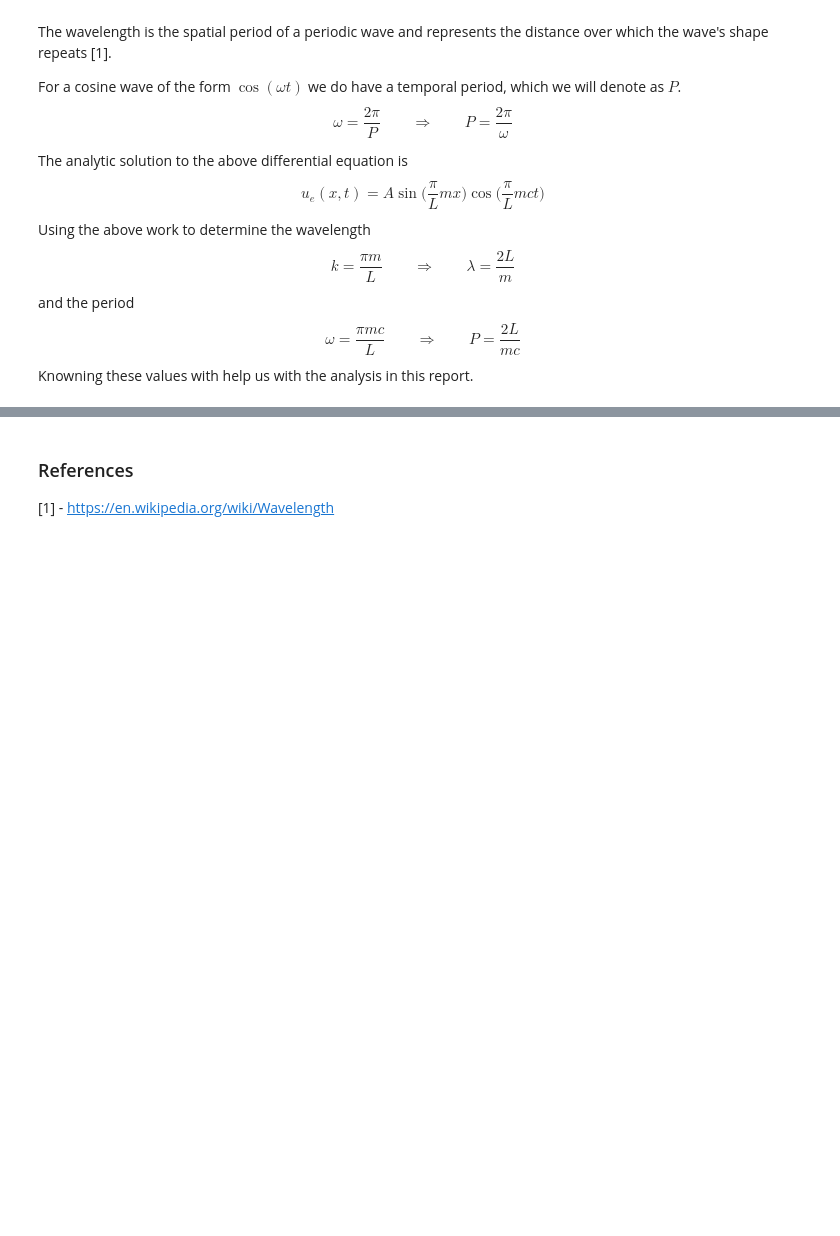
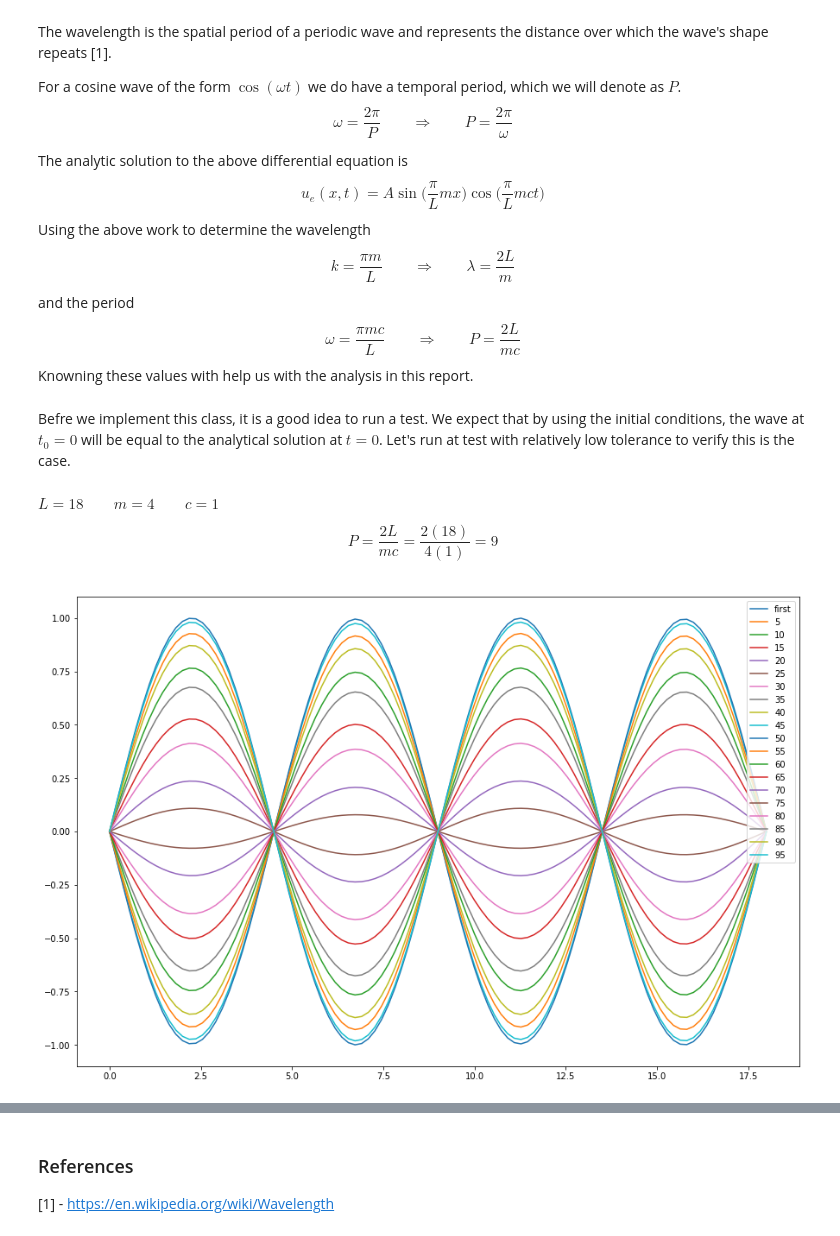
Before and after one commit to kennethsharman/PHYS_481, a Jupyter notebook: Assignments/Assignment_5.ipynb, the cells around one changed output, grey strips where cells are left out. Cells and saved outputs as stored; diff of their text form; code cells hidden in the pictures; blank space fills up the shorter version.

```diff
--- a/Assignments/Assignment_5.ipynb
+++ b/Assignments/Assignment_5.ipynb
@@ -64,29 +64,42 @@ Knowning these values with help us with the analysis in this report.
 class OneDWave:
     def __init__(self, L, T, A, m, c):
         self.L, self.T = L, T
-        self.x = np.linspace(0, L, 100)
-        self.t = np.linspace(0, T, 100)
+        self.x, self.t = np.linspace(0, L, 100), np.linspace(0, T, 100)
         self.Nx, self.Nt = len(self.x)-1, len(self.t)-1
         self.dx, self.dt = self.x[1]-self.x[0], self.t[1]-self.t[0]
-        self.A, self.m, self.C2 = A, m, (c*self.dt/self.dx)**2
-
+        self.A, self.m, self.c, self.C2 = A, m, c, (c*self.dt/self.dx)**2
         self.__init__generations()
 
     def initial_cond(self, x):
         return self.A * np.sin((np.pi/self.L)*self.m*x)
 
+    def calc_analytic_soln(self, time=0):
+        self.analytic = self.A*np.sin((np.pi/self.L)*self.m*self.x) \
+            *np.cos((np.pi/self.L)*self.m*self.c*time)
+
     def __init__generations(self):
         self.u, self.u_n, self.u_nm1 = np.zeros(len(self.x)), np.zeros(len(self.x)), np.zeros(len(self.x))
-        #self.u_n = np.array([self.initial_cond(i) for i in self.x])
         self.u_n = self.initial_cond(self.x[:])
-        self.u[1:-1] = self.u_n[1:-1] - 0.5*self.C2*(self.u_n[2:]-2*self.u_n[1:-1]+self.u_n[:-2])
+        self.u[1:-1] = self.u_n[1:-1] + 0.5*self.C2*(self.u_n[2:]-2*self.u_n[1:-1]+self.u_n[:-2])
+        self.u_nm1[:], self.u_n[:] = self.u_n, self.u
+        self.calc_analytic_soln(time=0)
+
+    def update_u(self):
+        # Update all inner mesh points at time t[n+1]
+        self.u[1:-1] = -self.u_nm1[1:-1] + 2*self.u_n[1:-1] \
+        + self.C2*(self.u_n[2:]-2*self.u_n[1:-1]+self.u_n[:-2])
         self.u_nm1[:], self.u_n[:] = self.u_n, self.u
 
-    def step(self):
-        # Update all inner mesh points at time t[n+1]
-        self.u[1:-1] = -self.u_nm1[1:-1] + 2*self.u_n[1:-1] - self.C2*(self.u_n[2:]-2*self.u_n[1:-1]+self.u_n[:-2])
-        self.u_nm1[:], self.u_n[:] = self.u_n, self.u
-
-    def iterate_step(self):
-        for n in range(1, self.Nt):
-            self.step()
+    def step(self, plot=False):
+        if plot==True:
+            plt.figure(figsize=(15, 10)) # Set the plot size
+            plt.plot(self.x, self.u_nm1, label='first')
+            for n in range(1, self.Nt):
+                self.update_u()
+                if n%5==0:
+                    plt.plot(self.x, self.u, label=n)
+            plt.legend()
+        else:
+            for n in range(1, self.Nt):
+                self.update_u()
+        self.calc_analytic_soln(time=self.T)
@@ -98,0 +106,2 @@ test.iterate_step()
+# %% [markdown]
+Befre we implement this class, it is a good idea to run a test. We expect that by using the initial conditions, the wave at $t_0 = 0$ will be equal to the analytical solution at $t=0$. Let's run at test with relatively low tolerance to verify this is the case.
@@ -98,0 +117,8 @@ test.iterate_step()
+# %% [markdown]
+$L = 18 \qquad m=4 \qquad c = 1$
+$$P = \frac{2L}{mc} = \frac{2(18)}{4(1)} = 9$$
+# %%
+wave = OneDWave(L=18,T=9,A=1,m=4,c=1)
+wave.step(plot=True)
+# %% [output]
+[figure, added]
```
Also changed, not shown: parts of 5 cells of this notebook.
